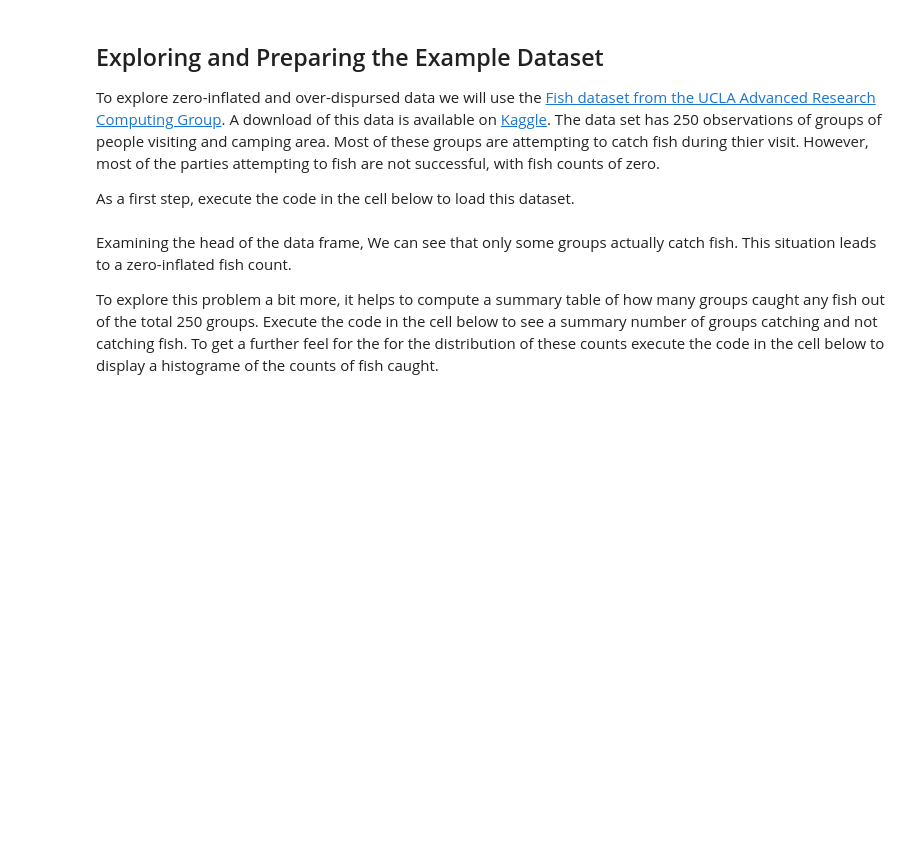
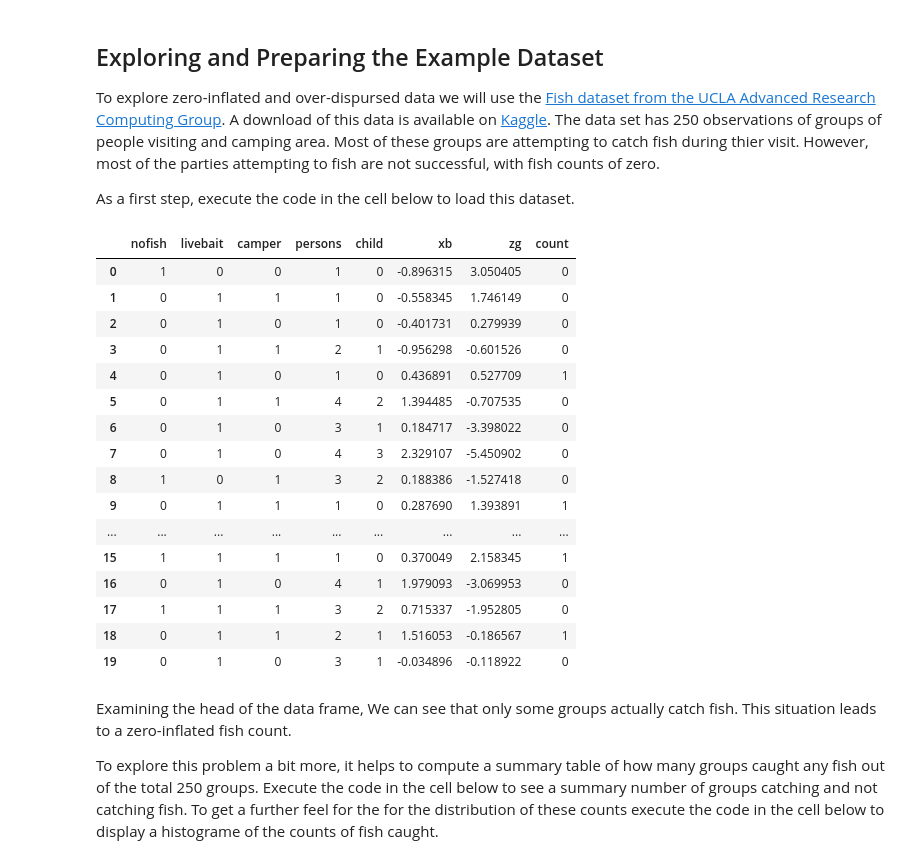
Before and after one commit to lscarval/CSCI-E-83-Fundamentals, a Jupyter notebook: Notebooks/25_Chapter25_ModelsForMessyData.ipynb, the cells around one changed output. Drawn from its saved outputs; the diff is of its cells as text; code cells hidden in the pictures; blank space fills up the shorter version.

```diff
--- a/Notebooks/25_Chapter25_ModelsForMessyData.ipynb
+++ b/Notebooks/25_Chapter25_ModelsForMessyData.ipynb
@@ -242,9 +250,27 @@ To explore zero-inflated and over-dispursed data we will use the [Fish dataset f
 
 As a first step, execute the code in the cell below to load this dataset.
 # %%
-file_path = '../data/fish.csv'
+file_path = '/content/fish.csv'
 fish = pd.read_csv(file_path)
 fish.head(20)
+# %% [output]
+|  | nofish | livebait | camper | persons | child | xb | zg | count |
+| 0 | 1 | 0 | 0 | 1 | 0 | -0.896315 | 3.050405 | 0 |
+| 1 | 0 | 1 | 1 | 1 | 0 | -0.558345 | 1.746149 | 0 |
+| 2 | 0 | 1 | 0 | 1 | 0 | -0.401731 | 0.279939 | 0 |
+| 3 | 0 | 1 | 1 | 2 | 1 | -0.956298 | -0.601526 | 0 |
+| 4 | 0 | 1 | 0 | 1 | 0 | 0.436891 | 0.527709 | 1 |
+| 5 | 0 | 1 | 1 | 4 | 2 | 1.394485 | -0.707535 | 0 |
+| 6 | 0 | 1 | 0 | 3 | 1 | 0.184717 | -3.398022 | 0 |
+| 7 | 0 | 1 | 0 | 4 | 3 | 2.329107 | -5.450902 | 0 |
+| 8 | 1 | 0 | 1 | 3 | 2 | 0.188386 | -1.527418 | 0 |
+| 9 | 0 | 1 | 1 | 1 | 0 | 0.287690 | 1.393891 | 1 |
+| ... | ... | ... | ... | ... | ... | ... | ... | ... |
+| 15 | 1 | 1 | 1 | 1 | 0 | 0.370049 | 2.158345 | 1 |
+| 16 | 0 | 1 | 0 | 4 | 1 | 1.979093 | -3.069953 | 0 |
+| 17 | 1 | 1 | 1 | 3 | 2 | 0.715337 | -1.952805 | 0 |
+| 18 | 0 | 1 | 1 | 2 | 1 | 1.516053 | -0.186567 | 1 |
+| 19 | 0 | 1 | 0 | 3 | 1 | -0.034896 | -0.118922 | 0 |
 # %% [markdown]
 Examining the head of the data frame, We can see that only some groups actually catch fish. This situation leads to a zero-inflated fish count.
 
```
Also changed, not shown: parts of 34 cells of this notebook.
